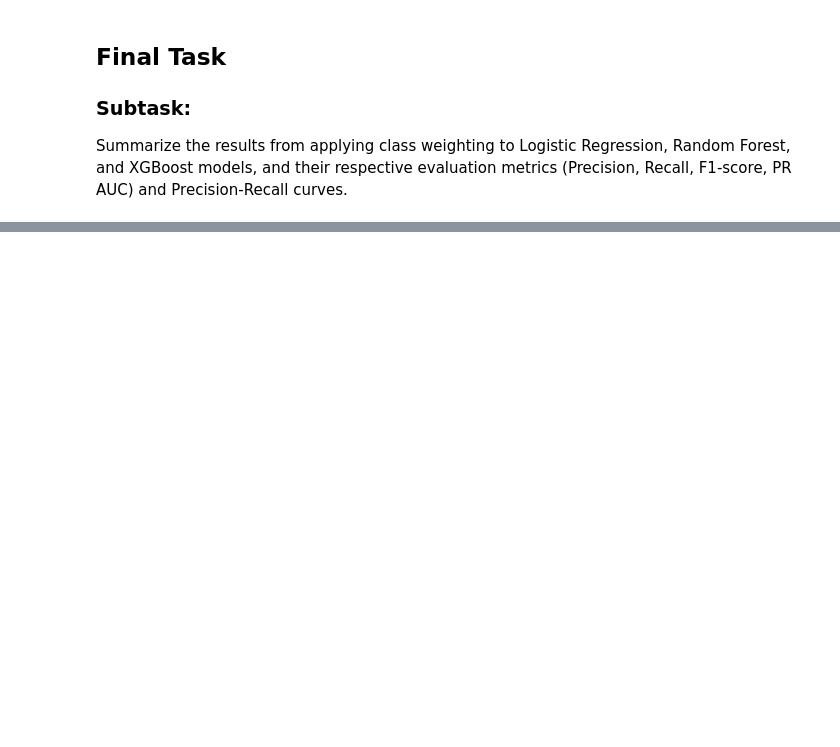
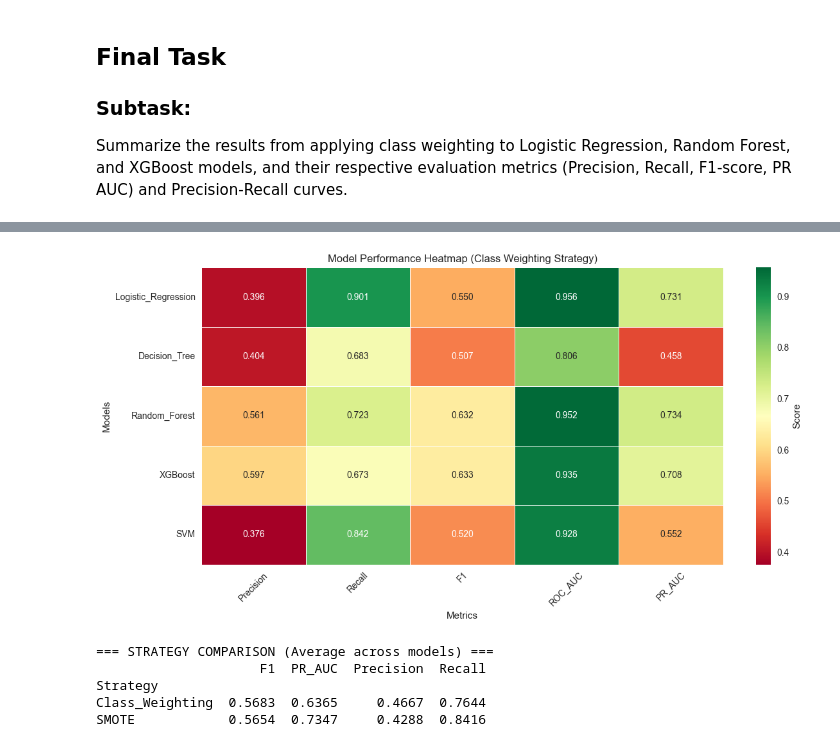
Before and after one commit to User-2rxeg/DataOrbit-HealthCare-Provider-Fraud-Detection, a Jupyter notebook: 01_data_exploration_and_feature_engineering.ipynb, the cells around one changed output, grey strips where cells are left out. Saved outputs shown, nothing was run; the diff lists cells and outputs as text; code cells hidden in the pictures; blank space fills up the shorter version.

```diff
--- a/01_data_exploration_and_feature_engineering.ipynb
+++ b/01_data_exploration_and_feature_engineering.ipynb
@@ -3479,0 +3837,36 @@ The final task asked to summarize the results from applying class weighting to L
+# %%
+# Performance metrics heatmap
+plt.figure(figsize=(12, 6))
+
+# Create metrics matrix for visualization
+metrics_for_heatmap = test_results[test_results['Strategy'] == 'Class_Weighting'].set_index('Model')
+metrics_cols = ['Precision', 'Recall', 'F1', 'ROC_AUC', 'PR_AUC']
+metrics_matrix = metrics_for_heatmap[metrics_cols]
+
+# Create heatmap
+sns.heatmap(metrics_matrix, annot=True, fmt='.3f', cmap='RdYlGn',
+            cbar_kws={'label': 'Score'}, linewidths=0.5)
+plt.title('Model Performance Heatmap (Class Weighting Strategy)')
+plt.ylabel('Models')
+plt.xlabel('Metrics')
+plt.xticks(rotation=45)
+plt.tight_layout()
+plt.show()
+
+# Compare strategies side by side
+strategy_comparison = results_df[results_df['Data_Split'] == 'Test'].groupby(['Strategy']).agg({
+    'F1': 'mean',
+    'PR_AUC': 'mean',
+    'Precision': 'mean',
+    'Recall': 'mean'
+}).round(4)
+
+print("\n=== STRATEGY COMPARISON (Average across models) ===")
+print(strategy_comparison)
+# %% [output]
+[figure, added]
+=== STRATEGY COMPARISON (Average across models) ===
+                     F1  PR_AUC  Precision  Recall
+Strategy
+Class_Weighting  0.5683  0.6365     0.4667  0.7644
+SMOTE            0.5654  0.7347     0.4288  0.8416
```
Also changed, not shown: parts of 35 cells of this notebook, 4 other files.
